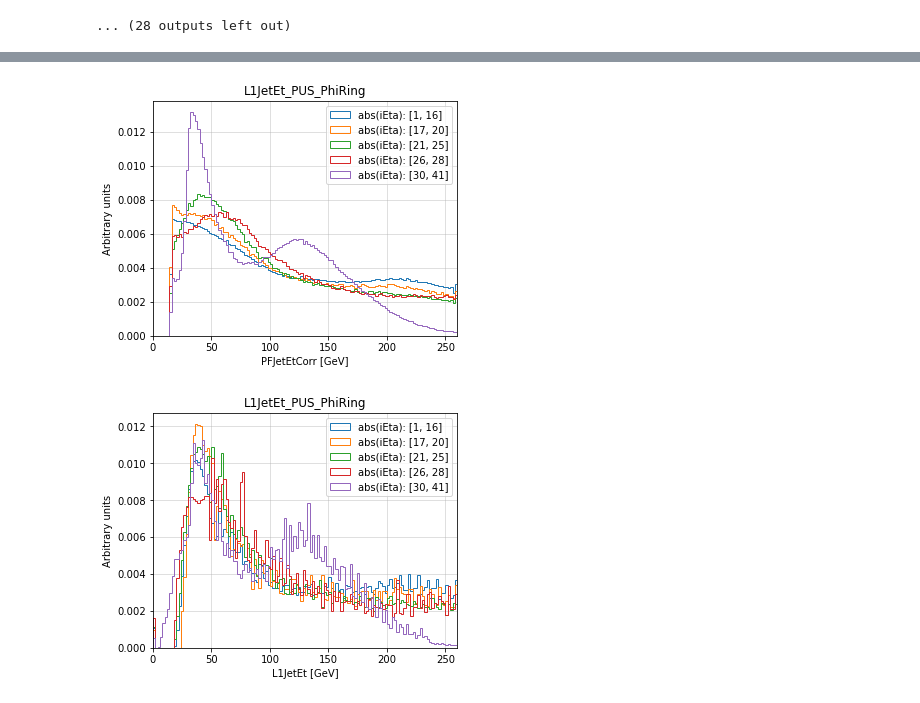
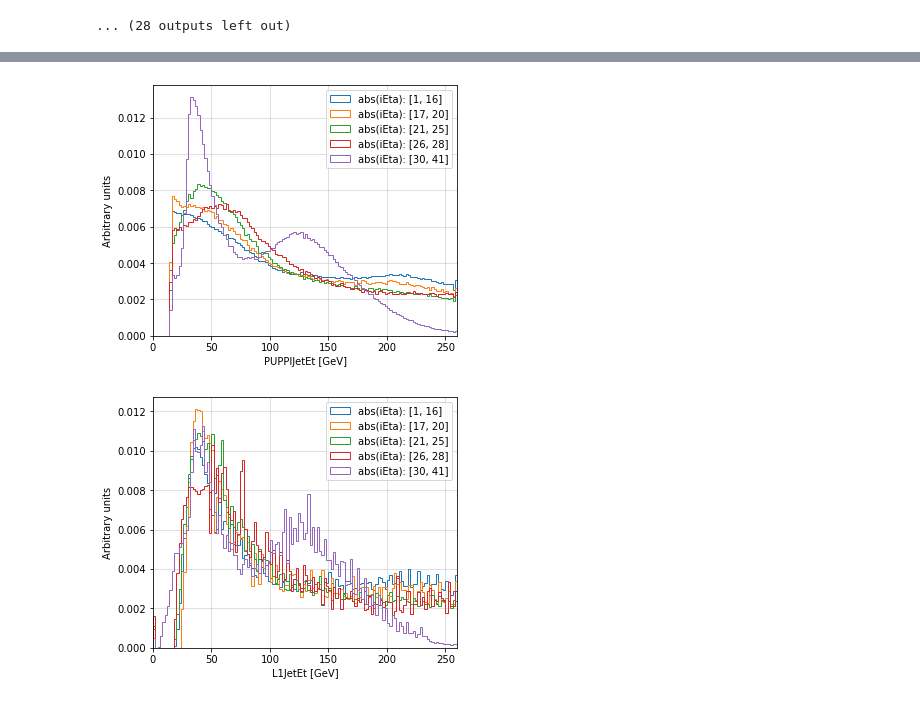
Before and after one commit to dharmendergaur/JEC, a Jupyter notebook: makeLUTs/check_L1TJECLUT_performance.ipynb, the cells around one changed output, grey strips where cells are left out. Saved outputs shown, nothing was run; the diff lists cells and outputs as text; code cells hidden in the pictures.

Commit message:
Updated title in performance plots, and consistent eta region for plotting

```diff
--- a/makeLUTs/check_L1TJECLUT_performance.ipynb
+++ b/makeLUTs/check_L1TJECLUT_performance.ipynb
@@ -457,8 +457,8 @@ for iEtaBinName, iEtaRange in IETA_CAT.items():
     )
 
 
-axs.set_xlabel('%s [GeV]' % (sRefJetEt))
-axs.set_ylabel('L1JetEt/%s   RMS/Mean' % (sRefJetEt))
+axs.set_xlabel('PUPPIJetEt [GeV]')
+axs.set_ylabel('L1JetEt/PUPPIJetEt   RMS/Mean')
 axs.set_title('%s' % (sL1JetEt))
 axs.set_xlim(pTBinEdges_forResolutionPlot[0], pTBinEdges_forResolutionPlot[-1])
 axs.set_ylim(0, 1.3)
@@ -495,11 +495,11 @@ for iEtaCatname, iEtaCatRange in IETA_CAT2.items():
         axs.hist(
             (data_copy1_iEtaBin[sL1JetEt]/data_copy1_iEtaBin[sRefJetEt]),
             bins=100, range=(0, 2.6),
-            label='%d <= %s < %d' % (pt_range[0], sRefJetEt, pt_range[2]),
+            label='%d <= PUPPIJetEt < %d' % (pt_range[0], pt_range[2]),
             histtype='step',#, linewidth=2
             density=True
         )
-    axs.set_xlabel('L1JetEt / %s' % (sRefJetEt))
+    axs.set_xlabel('L1JetEt / PUPPIJetEt')
     axs.set_ylabel('Normalized entries')
     axs.set_title('%s in %d <= iEta <= %d' % (sL1JetEt, iEtaBin_first, iEtaBin_last))
     axs.legend()
@@ -535,11 +535,11 @@ for iEtaCatname, iEtaCatRange in IETA_CAT2.items():
         axs.hist(
             (data_copy1_iEtaBin[sL1JetEt_calib]/data_copy1_iEtaBin[sRefJetEt]),
             bins=100, range=(0, 2.6),
-            label='%d <= %s < %d' % (pt_range[0], sRefJetEt, pt_range[2]),
+            label='%d <= PUPPIJetEt < %d' % (pt_range[0], sRefJetEt, pt_range[2]),
             histtype='step',#, linewidth=2
             density=True
         )
-    axs.set_xlabel('L1JetEt / %s' % (sRefJetEt))
+    axs.set_xlabel('L1JetEt / PUPPIJetEt')
     axs.set_ylabel('Normalized entries')
     axs.set_title('%s in %d <= iEta <= %d' % (sL1JetEt, iEtaBin_first, iEtaBin_last))
     axs.legend()
@@ -564,36 +564,36 @@ for iEtaBinName, iEtaRange in IETA_CAT.items():
     #if iEtaBinName != 'HBEF': continue
     if iEtaBinName == 'HBEF': continue
     iEtaBin_first = iEtaRange[0]
     iEtaBin_last  = iEtaRange[1]
 
     data_copy1_iEtaBin = data_copy1[ (
         (data_copy1[sL1JetTowerIEtaAbs] >= iEtaBin_first) &
         (data_copy1[sL1JetTowerIEtaAbs] <= iEtaBin_last)
         ) ]
     axs.hist(
         data_copy1_iEtaBin[sRefJetEt],
         bins=int(260/2), range=(0, 260),
         label='abs(iEta): [%d, %d]'%(iEtaBin_first, iEtaBin_last),
         histtype='step',
         density=True
     )
 
 
 
-axs.set_xlabel('%s [GeV]'%(sRefJetEt))
+axs.set_xlabel('PUPPIJetEt [GeV]')
 axs.set_ylabel('Arbitrary units')
-axs.set_title('%s' % (sL1JetEt))
+# axs.set_title('%s' % (sL1JetEt))
 axs.set_xlim(0, 260)
 #axs.set_ylim(0, 2)
 #axs.hlines(1, pTBinEdges_forResolutionPlot[0], pTBinEdges_forResolutionPlot[-1], color='grey', ls='--')
 axs.legend()
 
 axs.grid(which='minor', alpha=0.2)
 axs.grid(which='major', alpha=0.5)
 
 fig.savefig('%s/GenJetPt.pdf' % (sOutDir_toUse))
 # %% [output]
-[figure, old version]
+[figure, new version]
 # %%
 # L1T jet pT: After JEC with  calibrateJet_wManipulate
 sOutDir_toUse = '%s/AfterJEC' % (sOutDir)
@@ -622,7 +622,7 @@ for iEtaBinName, iEtaRange in IETA_CAT.items():
 
 axs.set_xlabel('L1JetEt [GeV]')
 axs.set_ylabel('Arbitrary units')
-axs.set_title('%s' % (sL1JetEt))
+# axs.set_title('%s' % (sL1JetEt))
 axs.set_xlim(0, 260)
 #axs.set_ylim(0, 2)
 #axs.hlines(1, pTBinEdges_forResolutionPlot[0], pTBinEdges_forResolutionPlot[-1], color='grey', ls='--')
@@ -633,4 +633,4 @@ axs.grid(which='major', alpha=0.5)
 
 fig.savefig('%s/L1JetPt_%s.pdf' % (sOutDir_toUse, sL1JetEt))
 # %% [output]
-[figure, old version]
+[figure, new version]
```
Also changed, not shown: parts of 4 cells of this notebook, 1 other file.
